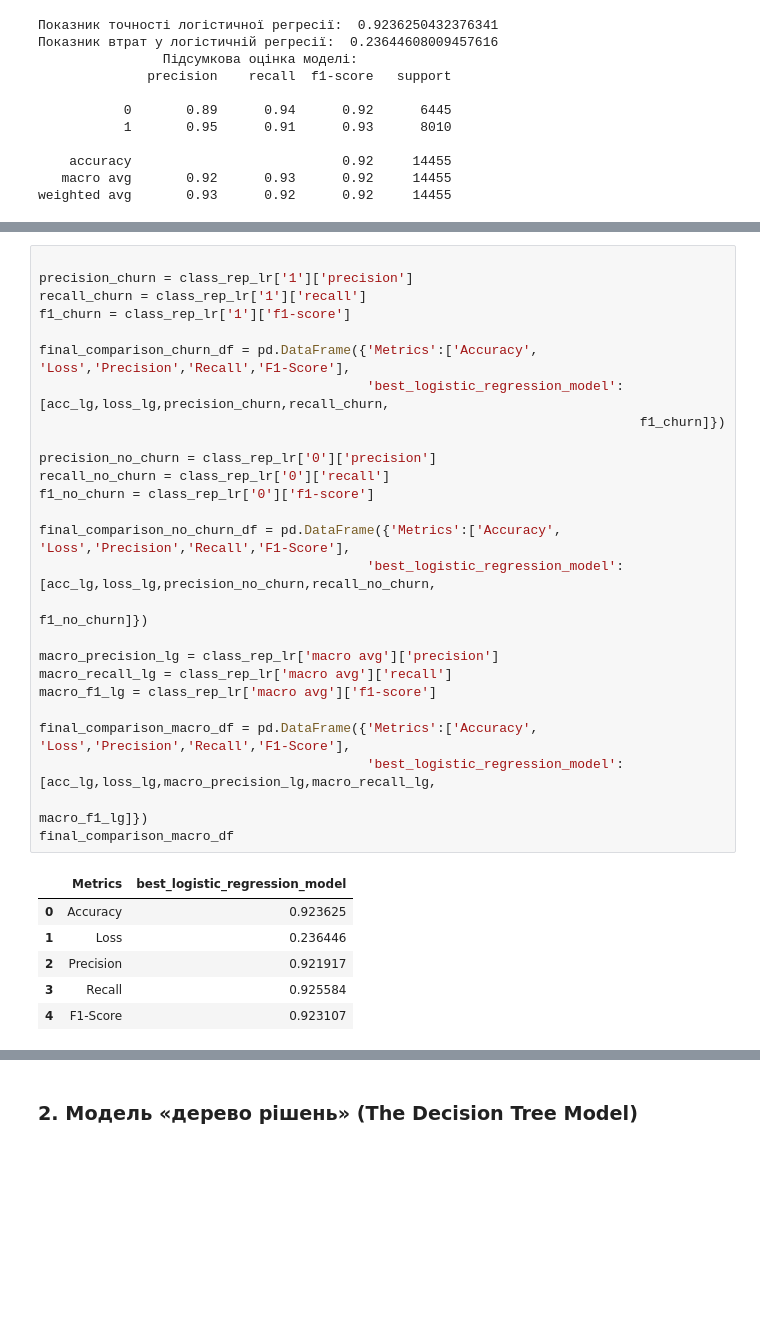
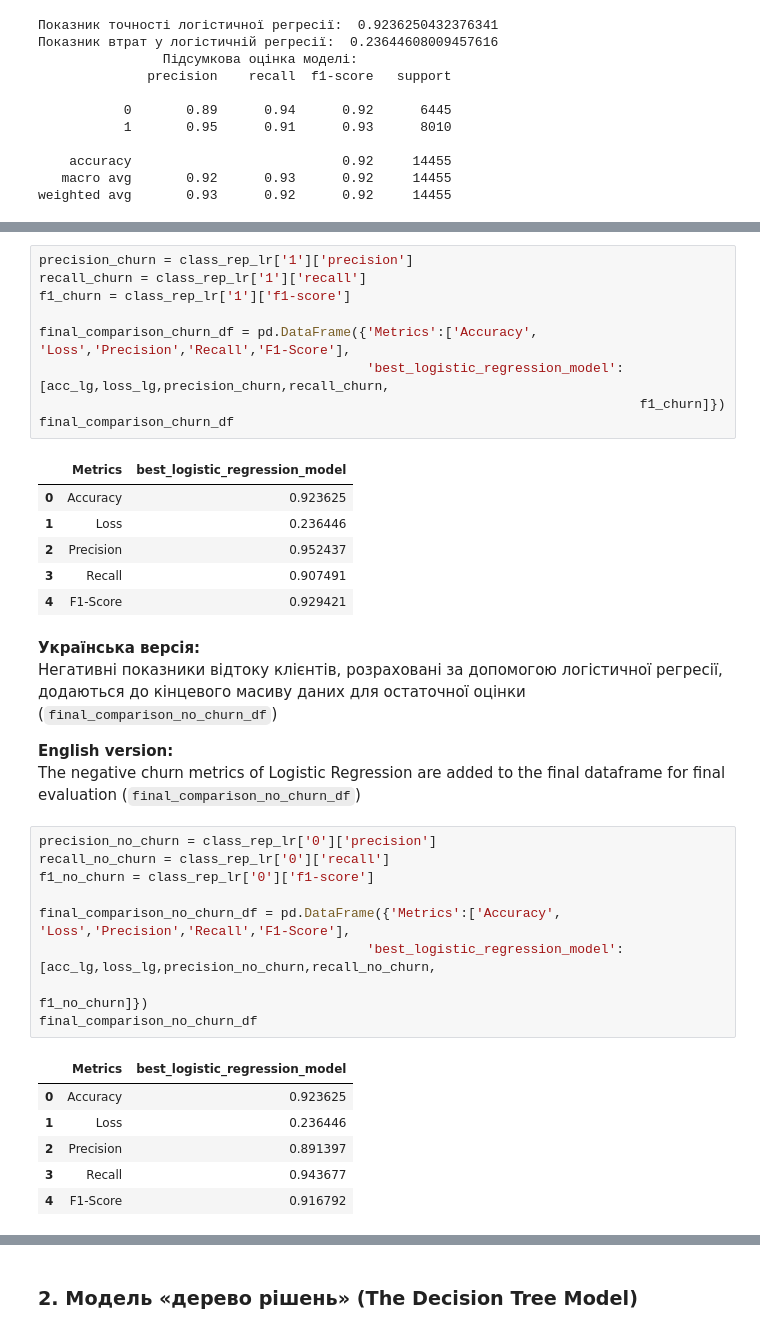
Before and after one commit to MaksimDar/telecom-churn-prediction, a Jupyter notebook: notebooks/02_model_training.ipynb, the cells around one changed output, grey strips where cells are left out. Drawn from its saved outputs; the diff is of its cells as text; blank space fills up the shorter version.

Commit message:
Proper explanation of LR, DT and RF models

```diff
--- a/notebooks/02_model_training.ipynb
+++ b/notebooks/02_model_training.ipynb
@@ -125,33 +131,38 @@ weighted avg       0.93      0.92      0.92     14455
+# %%
+precision_churn = class_rep_lr['1']['precision']
+recall_churn = class_rep_lr['1']['recall']
+f1_churn = class_rep_lr['1']['f1-score']
+
+final_comparison_churn_df = pd.DataFrame({'Metrics':['Accuracy', 'Loss','Precision','Recall','F1-Score'],
+                                          'best_logistic_regression_model': [acc_lg,loss_lg,precision_churn,recall_churn,
+                                                                             f1_churn]})
+final_comparison_churn_df
+# %% [output]
+|  | Metrics | best_logistic_regression_model |
+| 0 | Accuracy | 0.923625 |
+| 1 | Loss | 0.236446 |
+| 2 | Precision | 0.952437 |
+| 3 | Recall | 0.907491 |
+| 4 | F1-Score | 0.929421 |
+# %% [markdown]
+**Українська версія:**
+Негативні показники відтоку клієнтів, розраховані за допомогою логістичної регресії, додаються до кінцевого масиву даних для остаточної оцінки (`final_comparison_no_churn_df`)
+
+**English version:**
+The negative churn metrics of Logistic Regression are added to the final dataframe for final evaluation (`final_comparison_no_churn_df`)
 # %%
-
-precision_churn = class_rep_lr['1']['precision']
-recall_churn = class_rep_lr['1']['recall']
-f1_churn = class_rep_lr['1']['f1-score']
-
-final_comparison_churn_df = pd.DataFrame({'Metrics':['Accuracy', 'Loss','Precision','Recall','F1-Score'],
-                                          'best_logistic_regression_model': [acc_lg,loss_lg,precision_churn,recall_churn,
-                                                                             f1_churn]})
-
 precision_no_churn = class_rep_lr['0']['precision']
 recall_no_churn = class_rep_lr['0']['recall']
 f1_no_churn = class_rep_lr['0']['f1-score']
 
 final_comparison_no_churn_df = pd.DataFrame({'Metrics':['Accuracy', 'Loss','Precision','Recall','F1-Score'],
                                           'best_logistic_regression_model': [acc_lg,loss_lg,precision_no_churn,recall_no_churn,
                                                                              f1_no_churn]})
-
-macro_precision_lg = class_rep_lr['macro avg']['precision']
-macro_recall_lg = class_rep_lr['macro avg']['recall']
-macro_f1_lg = class_rep_lr['macro avg']['f1-score']
-
-final_comparison_macro_df = pd.DataFrame({'Metrics':['Accuracy', 'Loss','Precision','Recall','F1-Score'],
-                                          'best_logistic_regression_model': [acc_lg,loss_lg,macro_precision_lg,macro_recall_lg,
-                                                                             macro_f1_lg]})
-final_comparison_macro_df
+final_comparison_no_churn_df
 # %% [output]
 |  | Metrics | best_logistic_regression_model |
 | 0 | Accuracy | 0.923625 |
 | 1 | Loss | 0.236446 |
-| 2 | Precision | 0.921917 |
-| 3 | Recall | 0.925584 |
-| 4 | F1-Score | 0.923107 |
+| 2 | Precision | 0.891397 |
+| 3 | Recall | 0.943677 |
+| 4 | F1-Score | 0.916792 |
```
Also changed, not shown: parts of 32 cells of this notebook, 1 other file.
